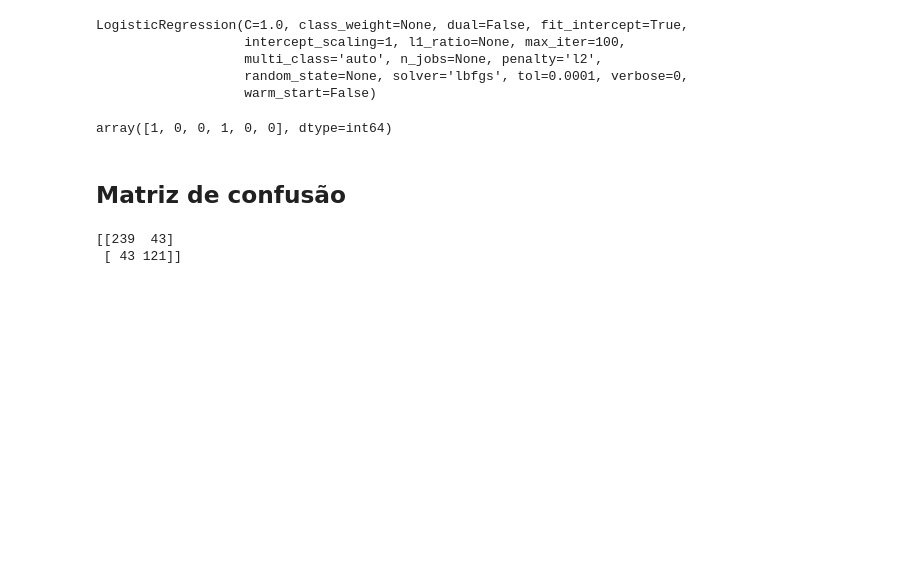
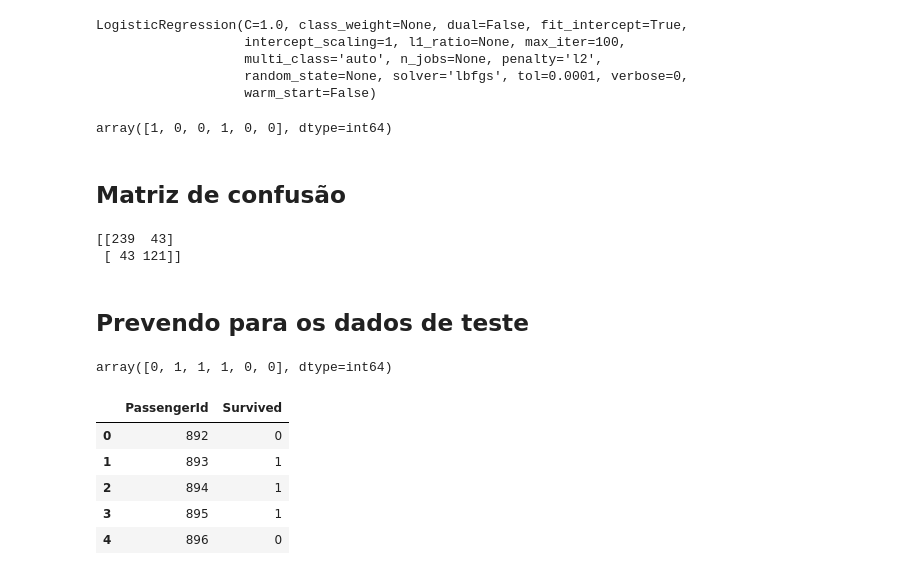
Before and after one commit to barbosarafael/Projetos, a Jupyter notebook: Titanic - Kaggle/2notebook_titanic_kaggle.ipynb, the cells around one changed output. Cells and saved outputs as stored; diff of their text form; code cells hidden in the pictures; blank space fills up the shorter version.

```diff
--- a/Titanic - Kaggle/2notebook_titanic_kaggle.ipynb
+++ b/Titanic - Kaggle/2notebook_titanic_kaggle.ipynb
@@ -307,3 +307,27 @@ print(confusion_matrix)
 # %% [output]
 [[239  43]
  [ 43 121]]
+# %% [markdown]
+## Prevendo para os dados de teste
+# %%
+previsoes_subm = logreg.predict(teste1)
+
+previsoes_subm[:6]
+# %% [output]
+array([0, 1, 1, 1, 0, 0], dtype=int64)
+# %%
+id_teste = teste["PassengerId"]
+
+subm = pd.DataFrame()
+
+subm["PassengerId"] = id_teste
+subm["Survived"] = previsoes_subm
+# %%
+subm.head()
+# %% [output]
+|  | PassengerId | Survived |
+| 0 | 892 | 0 |
+| 1 | 893 | 1 |
+| 2 | 894 | 1 |
+| 3 | 895 | 1 |
+| 4 | 896 | 0 |
```
Also changed, not shown: parts of 1 cell of this notebook, 1 other file.
